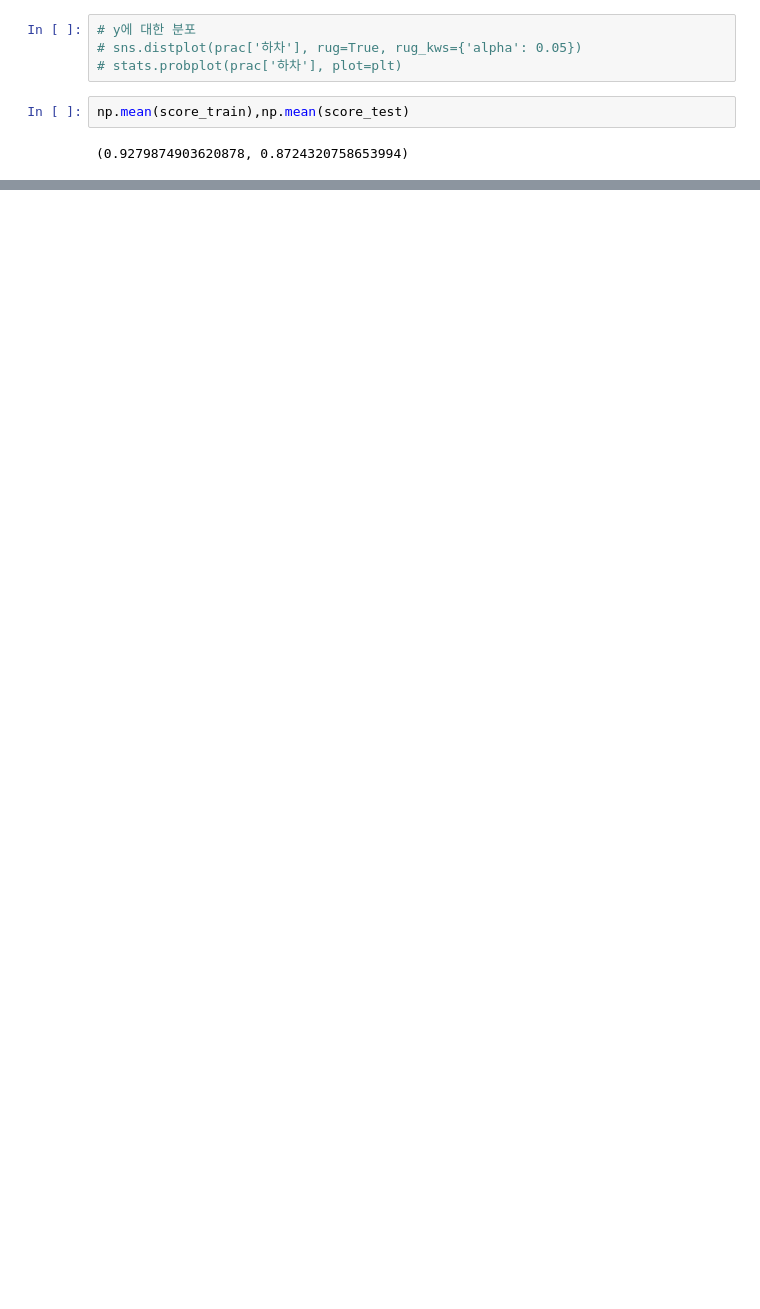
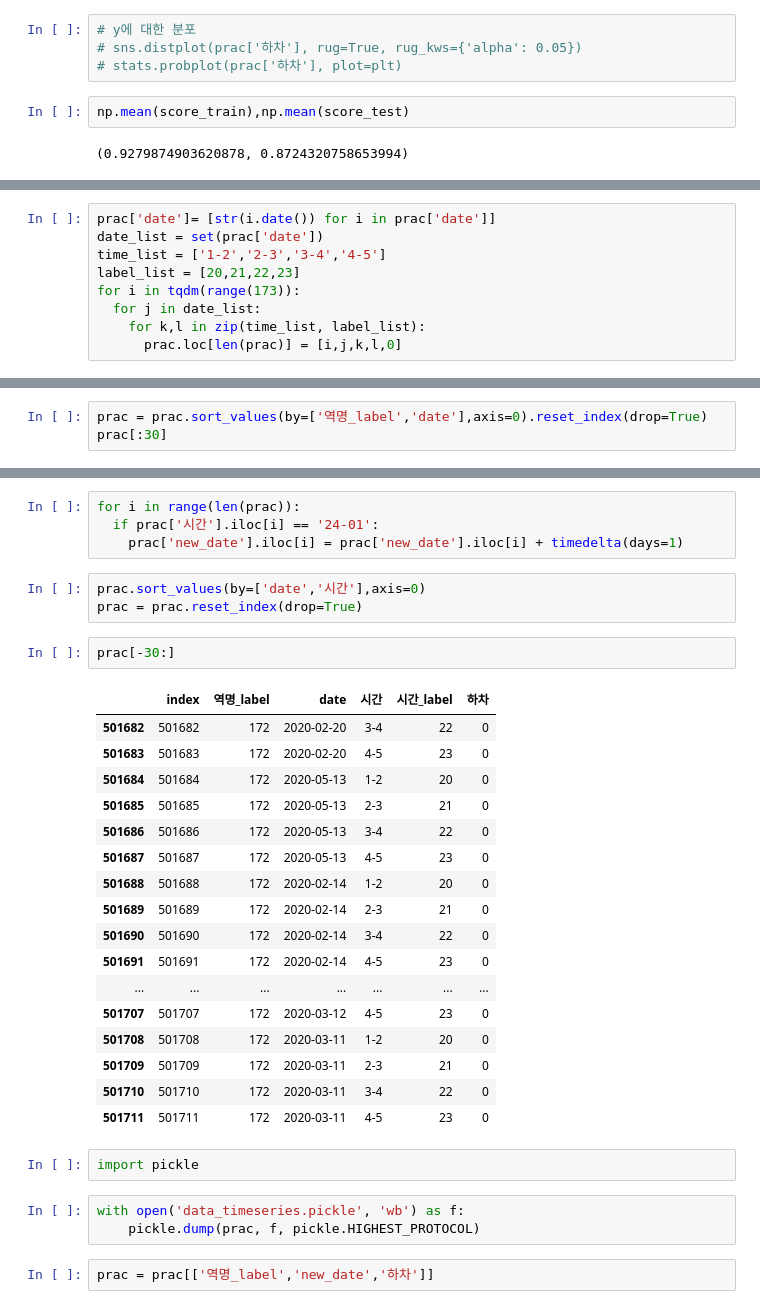
Before and after one commit to y-eon/CONTEST, a Jupyter notebook: 01. Big_contest/03. ANALYSIS/subway_prediciton_model.ipynb, the cells around one changed output, grey strips where cells are left out. Saved outputs shown, nothing was run; the diff lists cells and outputs as text; blank space fills up the shorter version.

```diff
--- a/01. Big_contest/03. ANALYSIS/subway_prediciton_model.ipynb
+++ b/01. Big_contest/03. ANALYSIS/subway_prediciton_model.ipynb
@@ -85,0 +321,9 @@ np.mean(score_train),np.mean(score_test)
+# %%
+prac['date']= [str(i.date()) for i in prac['date']]
+date_list = set(prac['date'])
+time_list = ['1-2','2-3','3-4','4-5']
+label_list = [20,21,22,23]
+for i in tqdm(range(173)):
+  for j in date_list:
+    for k,l in zip(time_list, label_list):
+      prac.loc[len(prac)] = [i,j,k,l,0]
@@ -85,0 +340,3 @@ np.mean(score_train),np.mean(score_test)
+# %%
+prac = prac.sort_values(by=['역명_label','date'],axis=0).reset_index(drop=True)
+prac[:30]
@@ -85,0 +368,34 @@ np.mean(score_train),np.mean(score_test)
+# %%
+for i in range(len(prac)):
+  if prac['시간'].iloc[i] == '24-01':
+    prac['new_date'].iloc[i] = prac['new_date'].iloc[i] + timedelta(days=1)
+# %%
+prac.sort_values(by=['date','시간'],axis=0)
+prac = prac.reset_index(drop=True)
+# %%
+prac[-30:]
+# %% [output]
+|  | index | 역명_label | date | 시간 | 시간_label | 하차 |
+| 501682 | 501682 | 172 | 2020-02-20 | 3-4 | 22 | 0 |
+| 501683 | 501683 | 172 | 2020-02-20 | 4-5 | 23 | 0 |
+| 501684 | 501684 | 172 | 2020-05-13 | 1-2 | 20 | 0 |
+| 501685 | 501685 | 172 | 2020-05-13 | 2-3 | 21 | 0 |
+| 501686 | 501686 | 172 | 2020-05-13 | 3-4 | 22 | 0 |
+| 501687 | 501687 | 172 | 2020-05-13 | 4-5 | 23 | 0 |
+| 501688 | 501688 | 172 | 2020-02-14 | 1-2 | 20 | 0 |
+| 501689 | 501689 | 172 | 2020-02-14 | 2-3 | 21 | 0 |
+| 501690 | 501690 | 172 | 2020-02-14 | 3-4 | 22 | 0 |
+| 501691 | 501691 | 172 | 2020-02-14 | 4-5 | 23 | 0 |
+| ... | ... | ... | ... | ... | ... | ... |
+| 501707 | 501707 | 172 | 2020-03-12 | 4-5 | 23 | 0 |
+| 501708 | 501708 | 172 | 2020-03-11 | 1-2 | 20 | 0 |
+| 501709 | 501709 | 172 | 2020-03-11 | 2-3 | 21 | 0 |
+| 501710 | 501710 | 172 | 2020-03-11 | 3-4 | 22 | 0 |
+| 501711 | 501711 | 172 | 2020-03-11 | 4-5 | 23 | 0 |
+# %%
+import pickle
+# %%
+with open('data_timeseries.pickle', 'wb') as f:
+    pickle.dump(prac, f, pickle.HIGHEST_PROTOCOL)
+# %%
+prac = prac[['역명_label','new_date','하차']]
```
Also changed, not shown: parts of 53 cells of this notebook.
